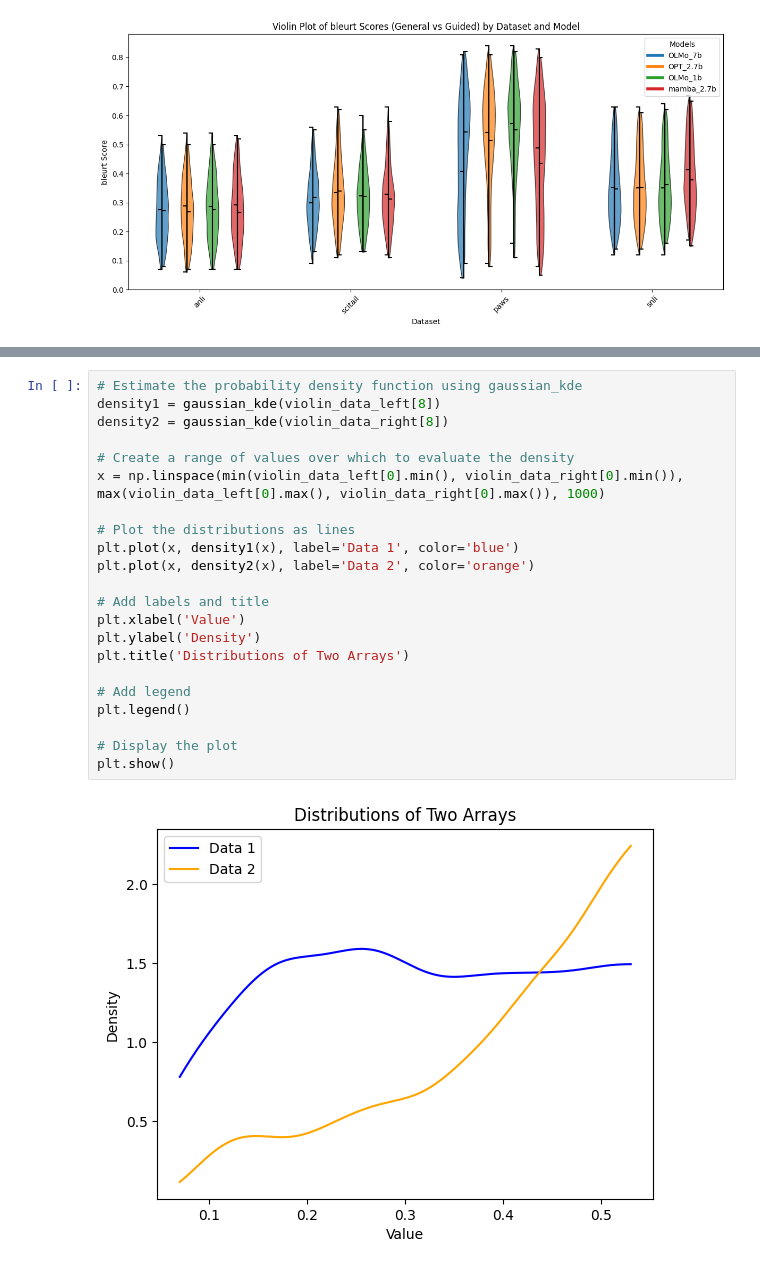
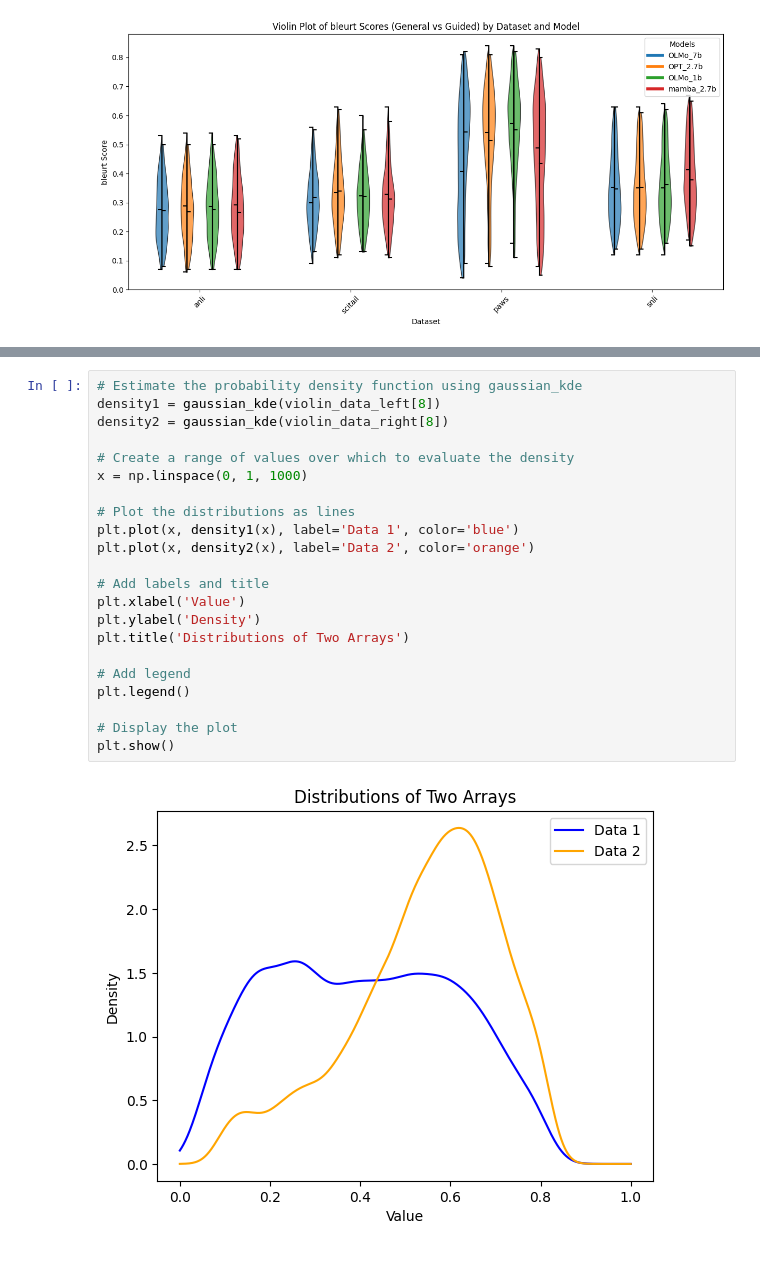
Before and after one commit to ilboglions/DL2024, a Jupyter notebook: notebooks/time_travel.ipynb, the cells around one changed output, grey strips where cells are left out. Cells and saved outputs as stored; diff of their text form.

Commit message:
fixed linspace

```diff
--- a/notebooks/time_travel.ipynb
+++ b/notebooks/time_travel.ipynb
@@ -202,24 +198,24 @@ plt.show()
 # %%
 # Estimate the probability density function using gaussian_kde
 density1 = gaussian_kde(violin_data_left[8])
 density2 = gaussian_kde(violin_data_right[8])
 
 # Create a range of values over which to evaluate the density
-x = np.linspace(min(violin_data_left[0].min(), violin_data_right[0].min()), max(violin_data_left[0].max(), violin_data_right[0].max()), 1000)
+x = np.linspace(0, 1, 1000)
 
 # Plot the distributions as lines
 plt.plot(x, density1(x), label='Data 1', color='blue')
 plt.plot(x, density2(x), label='Data 2', color='orange')
 
 # Add labels and title
 plt.xlabel('Value')
 plt.ylabel('Density')
 plt.title('Distributions of Two Arrays')
 
 # Add legend
 plt.legend()
 
 # Display the plot
 plt.show()
 # %% [output]
-[figure, old version]
+[figure, new version]
```
Also changed, not shown: parts of 1 cell of this notebook.
